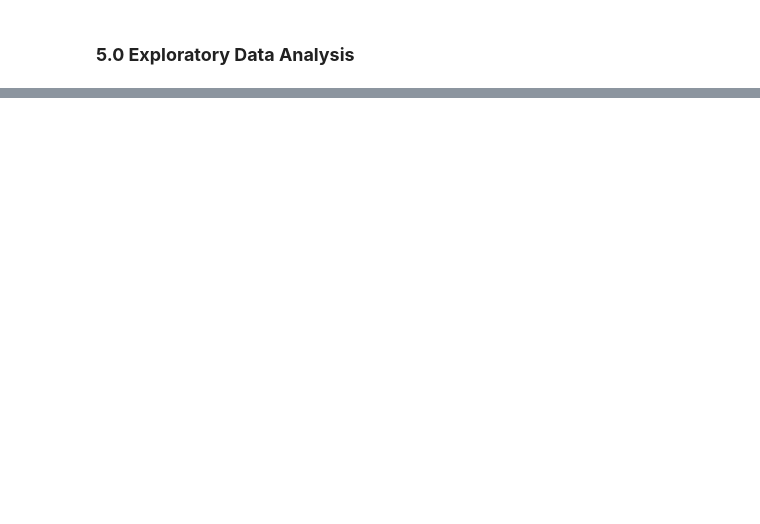
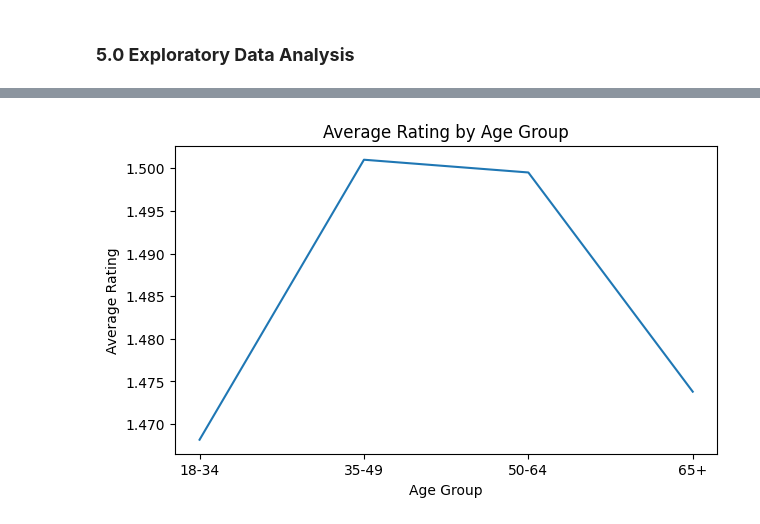
Before and after one commit to c4835/3603990_BD2.ipynb, a Jupyter notebook: 3603990_bd2.ipynb, the cells around one changed output, grey strips where cells are left out. Drawn from its saved outputs; the diff is of its cells as text; code cells hidden in the pictures; blank space fills up the shorter version.

```diff
--- a/3603990_bd2.ipynb
+++ b/3603990_bd2.ipynb
@@ -688,0 +721,23 @@ Name: count, dtype: int64
+# %%
+# Lets first define age groups
+age_bins = [0, 18, 35, 50, 65, 100]    # Define numeric ranges that will be used to split ages into groups
+age_labels = ['<18', '18-34', '35-49', '50-64','65+']    # Create labels that will represent each age range
+
+# Create a new column 'Age_Group' by categorising the 'age' column using the defined bins and labels
+merged_df['Age_Group'] = pd.cut(merged_df['age'], bins=age_bins, labels=age_labels, right=False)
+# "right=False" means bins are left-inclusive and right-exclusive
+
+# Calculate average rating per age group
+age_group_ratings = merged_df.groupby("Age_Group")["score"].mean().sort_index()    # "sort_index()" It means sort the groups in order.
+
+plt.figure(figsize=(7,4))
+
+plt.plot(age_group_ratings.index.astype(str), age_group_ratings.values)    # "astype(str)" converts the index strings into lables
+
+plt.xlabel("Age Group")
+plt.ylabel("Average Rating")
+plt.title("Average Rating by Age Group")
+
+plt.show()
+# %% [output]
+[figure, added]
```
Also changed, not shown: parts of 35 cells of this notebook.
